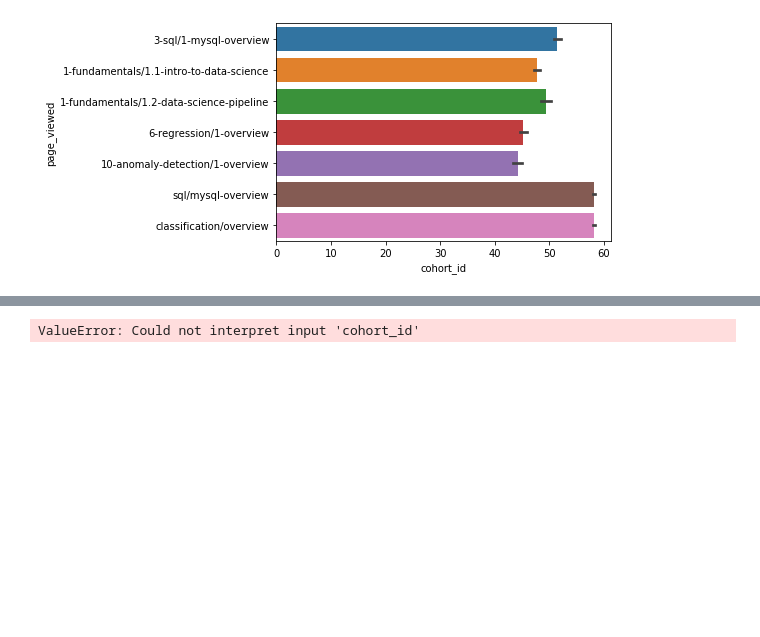
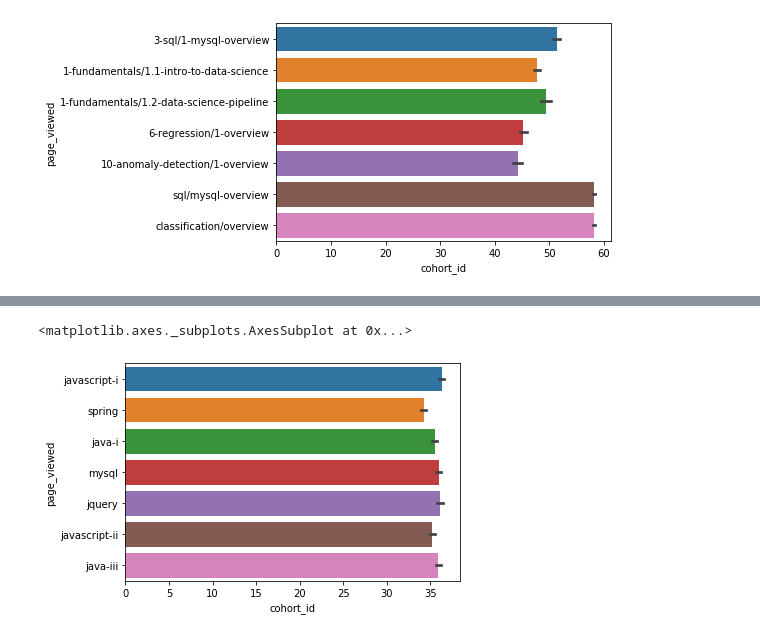
Before and after one commit to AI-Gomez/anomaly-detection-project, a Jupyter notebook: notebook.ipynb, the cells around one changed output, grey strips where cells are left out. Cells and saved outputs as stored; diff of their text form; code cells hidden in the pictures; blank space fills up the shorter version.

```diff
--- a/notebook.ipynb
+++ b/notebook.ipynb
@@ -411,4 +440,15 @@ ValueError: num must be 1 <= num <= 2, not 16
+# %%
+wsl = df_wd[(df_wd.page_viewed == 'javascript-i')\
+            |(df_wd.page_viewed == 'java-iii')\
+            |(df_wd.page_viewed == 'spring')\
+            |(df_wd.page_viewed == 'jquery')\
+            |(df_wd.page_viewed == 'javascript-ii')\
+            |(df_wd.page_viewed == 'java-i')\
+            |(df_wd.page_viewed == 'mysql')]
 # %%
-sns.factorplot(x='cohort_id', y='page_viewed', data=dsl, kind='bar')
+#sns.factorplot(x='cohort_id', y='page_viewed', data=dsl, kind='bar')
-# %% [output]
-ValueError: Could not interpret input 'cohort_id'
+# %%
+sns.barplot(x=wsl.cohort_id, y=wsl.page_viewed)
+# %% [output]
+<matplotlib.axes._subplots.AxesSubplot at 0x...>
+[figure, added]
```
Also changed, not shown: parts of 77 cells of this notebook.
